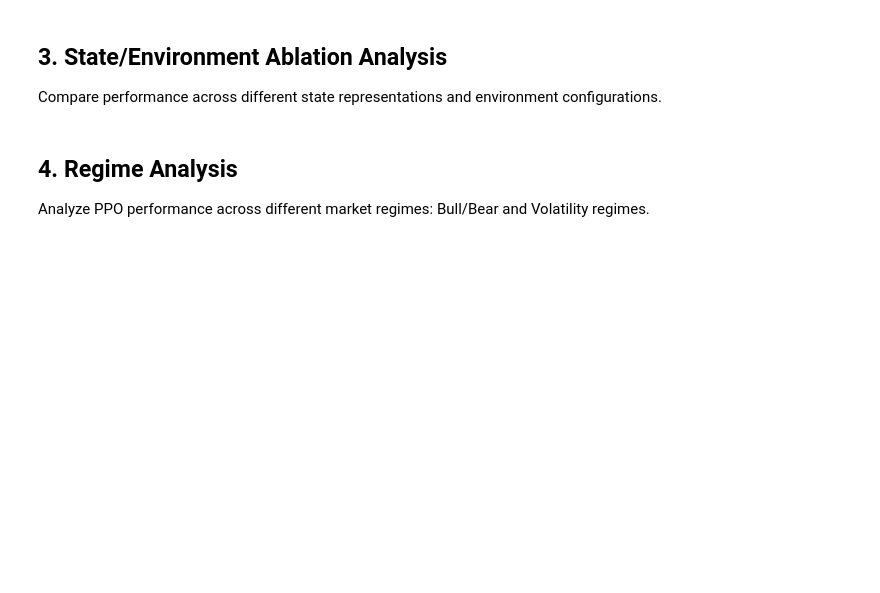
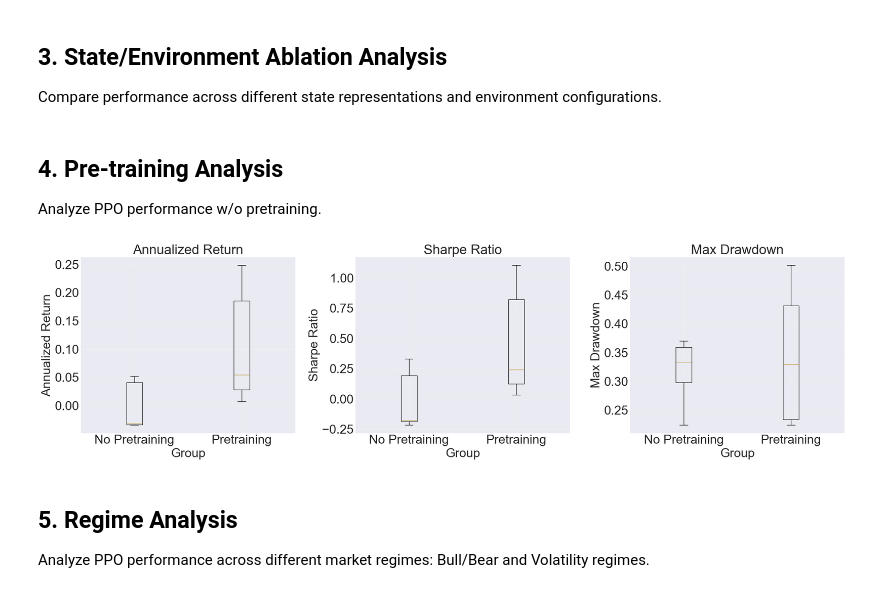
Before and after one commit to ekopen/finm-rl-project, a Jupyter notebook: notebooks/analysis_main.ipynb, the cells around one changed output. Cells and saved outputs as stored; diff of their text form; code cells hidden in the pictures; blank space fills up the shorter version.

Commit message:
add ensemble results and output some graph

```diff
--- a/notebooks/analysis_main.ipynb
+++ b/notebooks/analysis_main.ipynb
@@ -665,8 +665,55 @@ if states_envs_data:
         print(f"Saved combined equity curves plot to {output_path}")
     else:
         print("Equity curve JSON files not found. Re-run exp_states_envs.py to generate them.")
+# %% [markdown]
+## 4. Pre-training Analysis
+
+Analyze PPO performance w/o pretraining.
+# %%
+import pandas as pd
+
+df_pretrain = pd.read_csv(RESULTS_DIR/"ppo_seed_pretrain_compare/summary_test_metrics.csv")
+# %%
+df_pretrain["group"] = df_pretrain["name"].apply(
+    lambda x: "Pre-training" if x.endswith("_pre") else "No Pre-training"
+)
+
+# ===========================
+# Prepare split
+# ===========================
+pre_vals = df_pretrain[df_pretrain["group"] == "Pre-training"]
+nopre_vals = df_pretrain[df_pretrain["group"] == "No Pre-training"]
+
+# ===========================
+# Plot settings
+# ===========================
+plt.rcParams.update({"font.size": 26})
+
+fig, axes = plt.subplots(1, 3, figsize=(24, 7))
+
+metrics = ["annualized_return", "sharpe", "max_drawdown"]
+titles = [
+    "Annualized Return",
+    "Sharpe Ratio",
+    "Max Drawdown"
+]
+
+for ax, metric, title in zip(axes, metrics, titles):
+
+    ax.boxplot([nopre_vals[metric], pre_vals[metric]],
+               labels=["No Pretraining", "Pretraining"])
+
+    ax.set_title(title, fontsize=28)
+    ax.set_xlabel("Group", fontsize=26)
+    ax.set_ylabel(title, fontsize=26)
+    ax.grid(True, alpha=0.3)
+
+plt.tight_layout()
+plt.show()
+# %% [output]
+[figure, added]
 # %% [markdown]
-## 4. Regime Analysis
+## 5. Regime Analysis
 
 Analyze PPO performance across different market regimes: Bull/Bear and Volatility regimes.
 # %%
```
Also changed, not shown: parts of 12 cells of this notebook, 18 other files.
